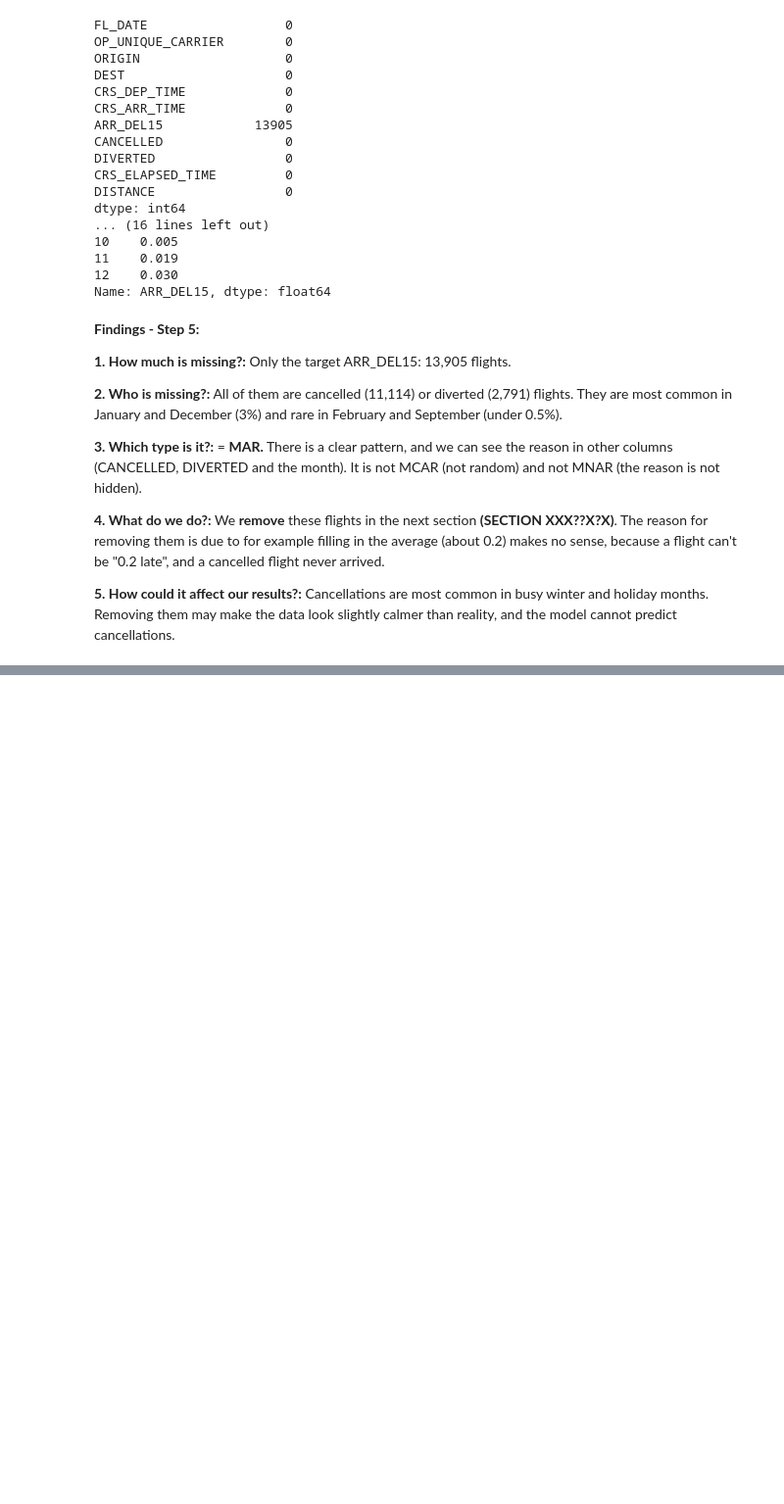
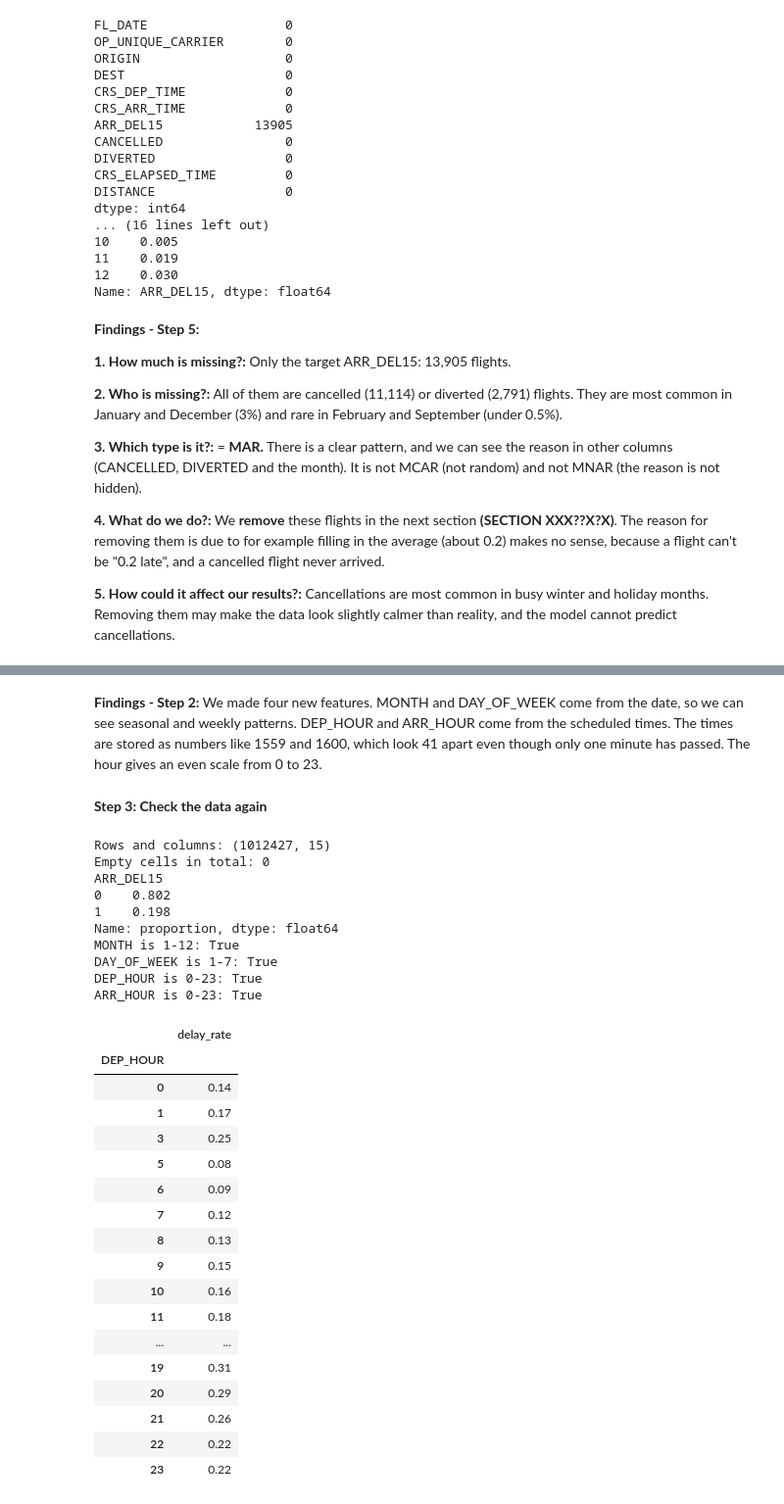
Before and after one commit to Malou100701/MachineLearning2026, a Jupyter notebook: flight_delay_analysis_starter.ipynb, the cells around one changed output, grey strips where cells are left out. Shown at 98% size. Cells and saved outputs as stored; diff of their text form; code cells hidden in the pictures; blank space fills up the shorter version.

```diff
--- a/flight_delay_analysis_starter.ipynb
+++ b/flight_delay_analysis_starter.ipynb
@@ -536,0 +369,47 @@ Any missing feature values?
+# %% [markdown]
+**Findings - Step 2:** We made four new features. MONTH and DAY_OF_WEEK come from the date, so we can see seasonal and weekly patterns. DEP_HOUR and ARR_HOUR come from the scheduled times. The times are stored as numbers like 1559 and 1600, which look 41 apart even though only one minute has passed. The hour gives an even scale from 0 to 23.
+# %% [markdown]
+**Step 3: Check the data again**
+# %%
+# size, empty cells and the target after the changes
+print("Rows and columns:", clean.shape)
+print("Empty cells in total:", clean.isna().sum().sum())
+print(clean["ARR_DEL15"].value_counts(normalize=True).round(3))
+
+# check that the new columns only have possible values
+print("MONTH is 1-12:", clean["MONTH"].between(1, 12).all())
+print("DAY_OF_WEEK is 1-7:", clean["DAY_OF_WEEK"].between(1, 7).all())
+print("DEP_HOUR is 0-23:", clean["DEP_HOUR"].between(0, 23).all())
+print("ARR_HOUR is 0-23:", clean["ARR_HOUR"].between(0, 23).all())
+
+# share of delayed flights for each departure hour (0.08 = 8%)
+display(clean.groupby("DEP_HOUR")["ARR_DEL15"].mean().round(2).to_frame("delay_rate"))
+# %% [output]
+Rows and columns: (1012427, 15)
+Empty cells in total: 0
+ARR_DEL15
+0    0.802
+1    0.198
+Name: proportion, dtype: float64
+MONTH is 1-12: True
+DAY_OF_WEEK is 1-7: True
+DEP_HOUR is 0-23: True
+ARR_HOUR is 0-23: True
+|  | delay_rate |
+| DEP_HOUR |  |
+| 0 | 0.14 |
+| 1 | 0.17 |
+| 3 | 0.25 |
+| 5 | 0.08 |
+| 6 | 0.09 |
+| 7 | 0.12 |
+| 8 | 0.13 |
+| 9 | 0.15 |
+| 10 | 0.16 |
+| 11 | 0.18 |
+| ... | ... |
+| 19 | 0.31 |
+| 20 | 0.29 |
+| 21 | 0.26 |
+| 22 | 0.22 |
+| 23 | 0.22 |
```
Also changed, not shown: parts of 20 cells of this notebook, 1 other file.
